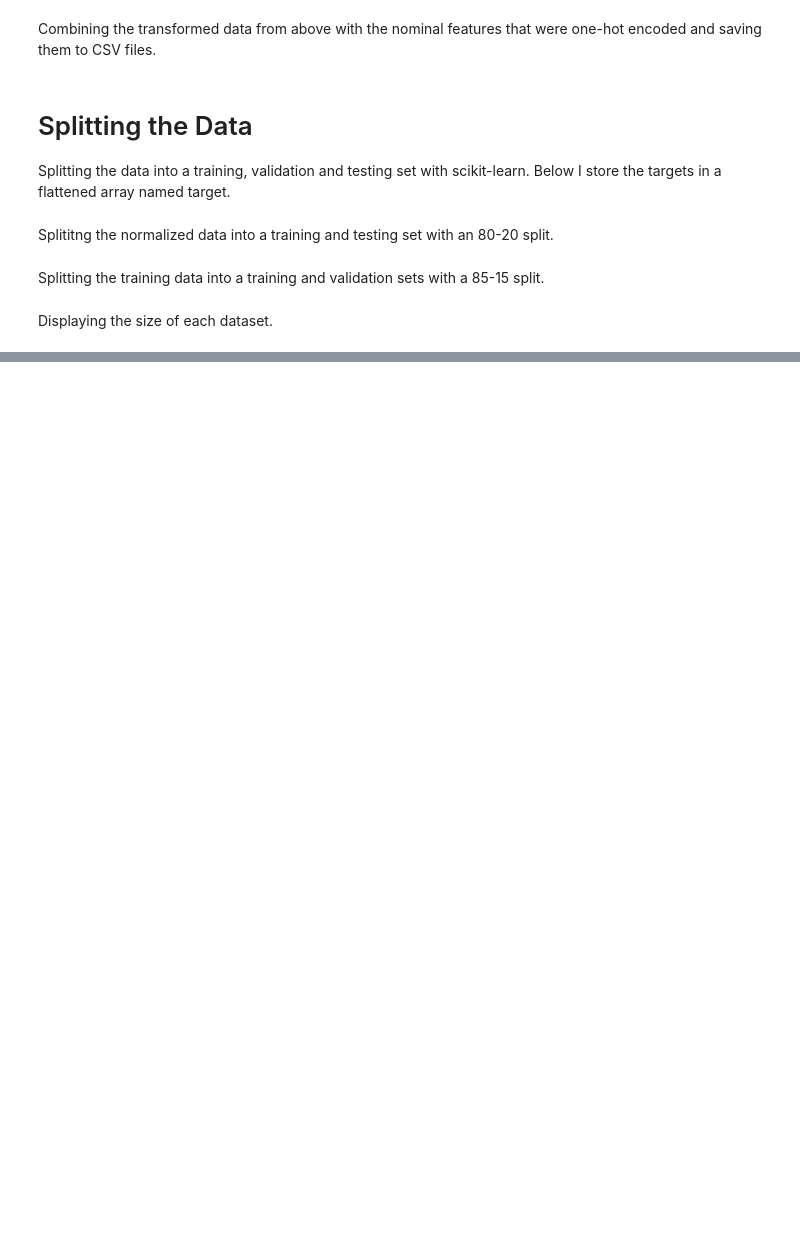
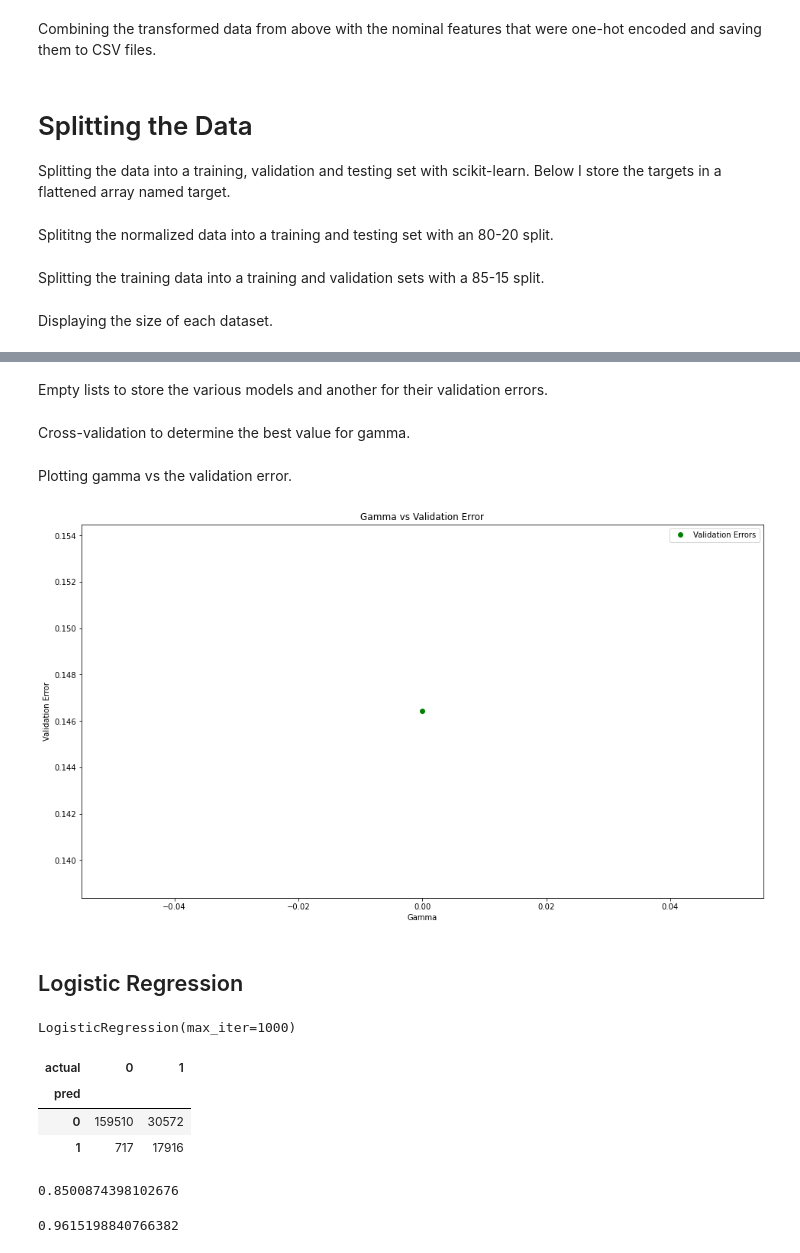
Before and after one commit to gradnerj/cs6600-class-project, a Jupyter notebook: cs5600-final-project.ipynb, the cells around one changed output, grey strips where cells are left out. Cells and saved outputs as stored; diff of their text form; code cells hidden in the pictures; blank space fills up the shorter version.

```diff
--- a/cs5600-final-project.ipynb
+++ b/cs5600-final-project.ipynb
@@ -417,0 +541,50 @@ Train Target Shape: (473086, 1)  | Val Target Shape: (83486, 1)  | Test Target S
+# %% [markdown]
+Empty lists to store the various models and another for their validation errors.
+# %%
+svm_models = []
+svm_val_errors = []
+# %% [markdown]
+Cross-validation to determine the best value for gamma.
+# %%
+# for g in gamma:
+#     svm = BaggingClassifier(SVM(kernel = 'rbf', gamma=g))
+svm = LinearSVC(dual=False)
+svm.fit(x_train_s.values,y_train_s.values.ravel())
+svm_models.append(svm)
+svm_val_errors.append(1 - svm.score(x_val_s.values, y_val_s.values.ravel()))
+# %% [markdown]
+Plotting gamma vs the validation error.
+# %%
+plt.figure(figsize=(16,9))
+plt.plot([0], svm_val_errors, 'go', label='Validation Errors')
+plt.xlabel('Gamma')
+plt.ylabel('Validation Error')
+plt.title('Gamma vs Validation Error')
+plt.legend()
+plt.show()
+# %% [output]
+[figure, added]
+# %% [markdown]
+<a id="lr"></a>
+## Logistic Regression
+# %%
+lr = LR(max_iter=1000)
+lr.fit(x_train_n.values, y_train_n.values.ravel())
+# %% [output]
+LogisticRegression(max_iter=1000)
+# %%
+cm = pd.crosstab( lr.predict(x_test_n).ravel(), y_test_n.values.ravel(), rownames=['pred'], colnames=['actual'])
+cm
+# %% [output]
+| actual | 0 | 1 |
+| pred |  |  |
+| 0 | 159510 | 30572 |
+| 1 | 717 | 17916 |
+# %%
+accuracy_score(y_test_n, lr.predict(x_test_n))
+# %% [output]
+0.8500874398102676
+# %%
+precision_score(y_test_n, lr.predict(x_test_n))
+# %% [output]
+0.9615198840766382
```
Also changed, not shown: parts of 55 cells of this notebook.
